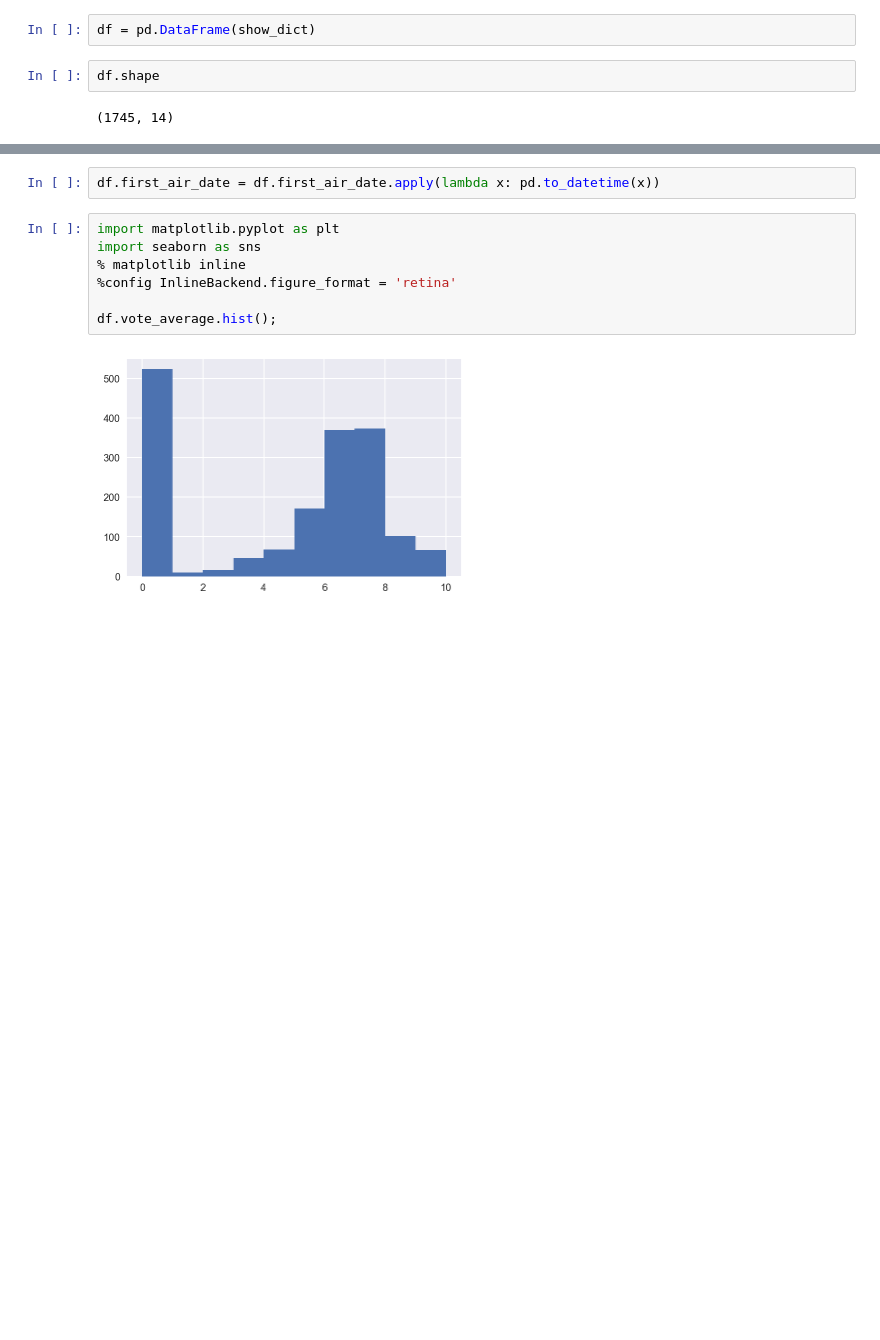
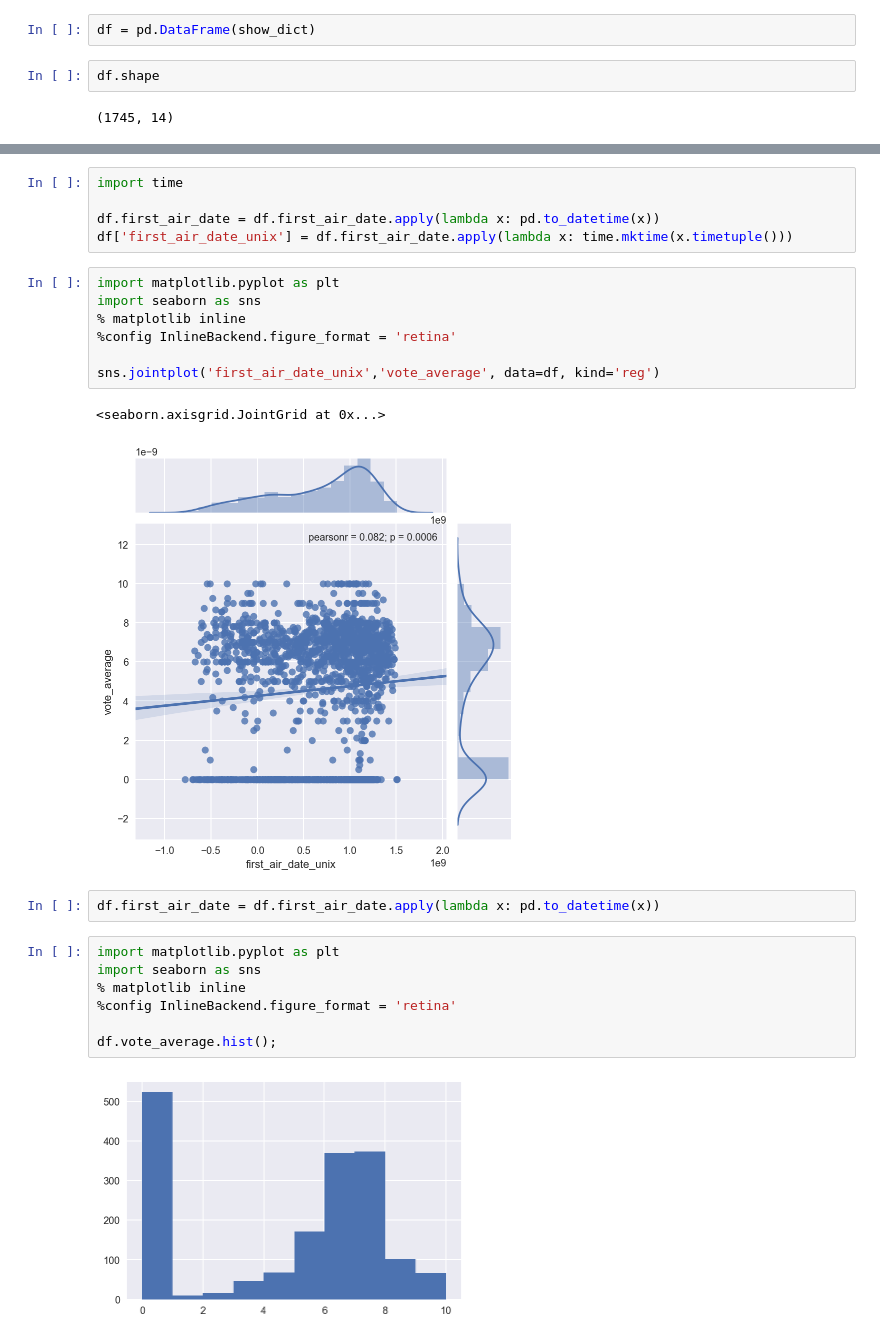
Before and after one commit to dvatterott/tv_vs_movies, a Jupyter notebook: load_and_clean_TV.ipynb, the cells around one changed output, grey strips where cells are left out. Drawn from its saved outputs; the diff is of its cells as text; blank space fills up the shorter version.

```diff
--- a/load_and_clean_TV.ipynb
+++ b/load_and_clean_TV.ipynb
@@ -61,3 +52,18 @@ df.head()
+# %%
+import time
+
+df.first_air_date = df.first_air_date.apply(lambda x: pd.to_datetime(x))
+df['first_air_date_unix'] = df.first_air_date.apply(lambda x: time.mktime(x.timetuple()))
+# %%
+import matplotlib.pyplot as plt
+import seaborn as sns
+% matplotlib inline
+%config InlineBackend.figure_format = 'retina'
+
+sns.jointplot('first_air_date_unix','vote_average', data=df, kind='reg')
+# %% [output]
+<seaborn.axisgrid.JointGrid at 0x...>
+[figure, added]
 # %%
 df.first_air_date = df.first_air_date.apply(lambda x: pd.to_datetime(x))
 # %%
```
Also changed, not shown: parts of 2 cells of this notebook, 13 other files.
